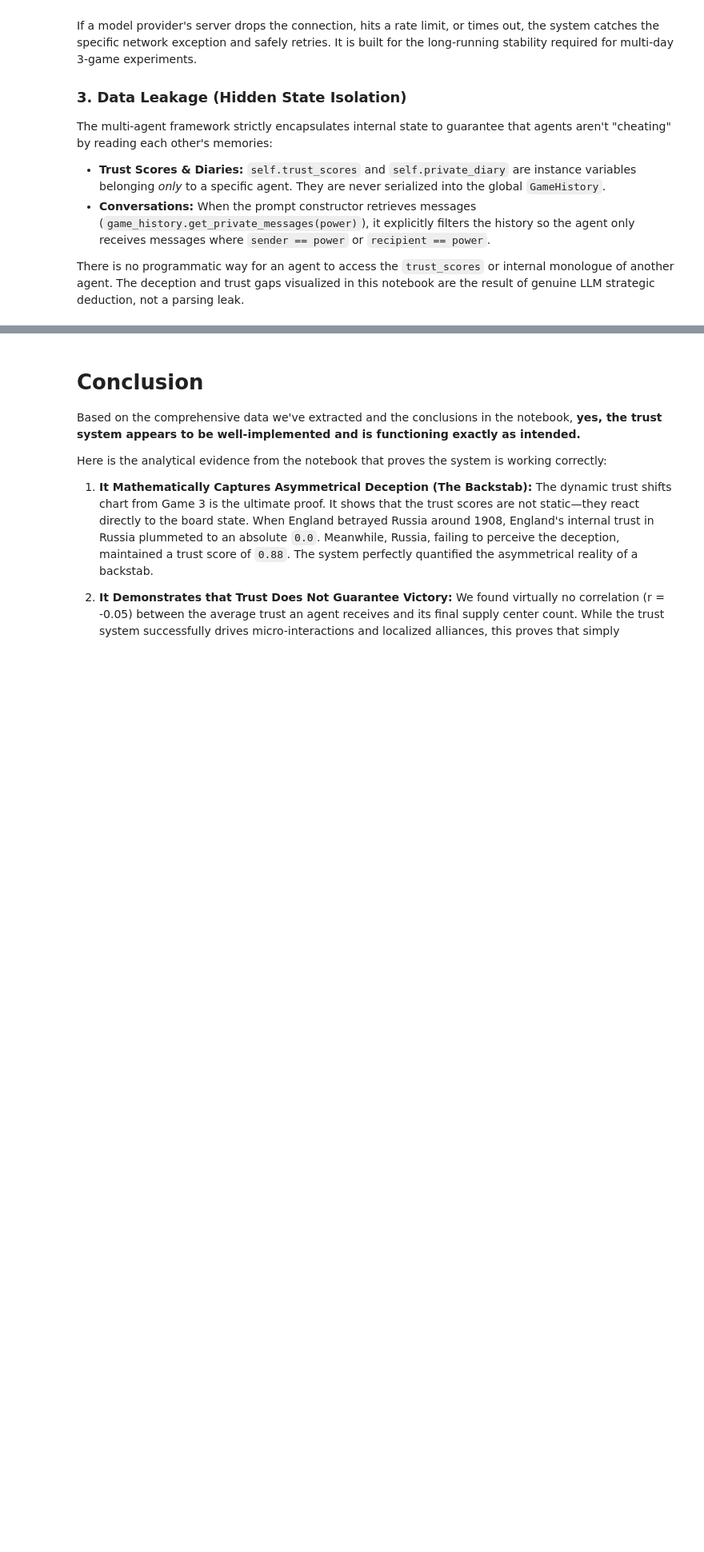
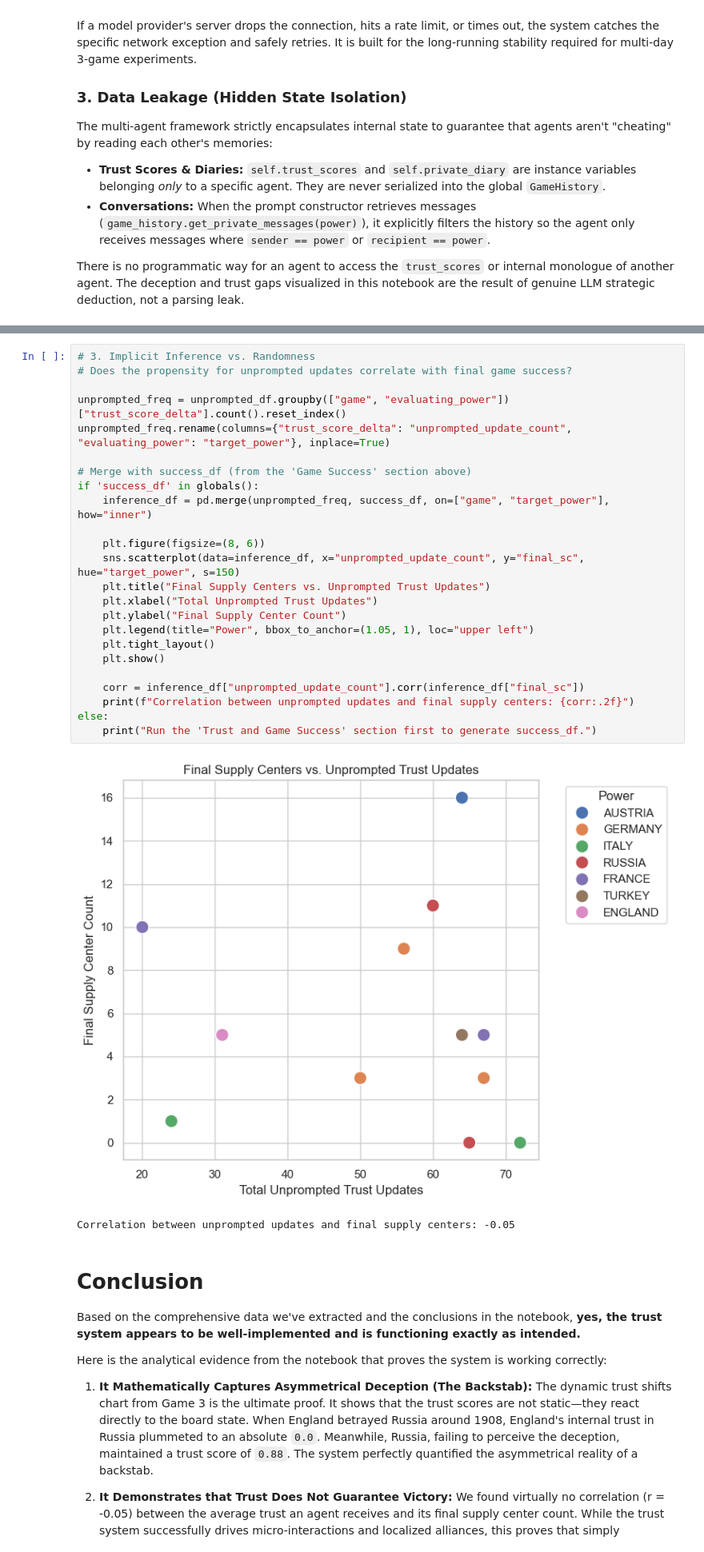
Before and after one commit to Froehlich99/AI_Diplomacy, a Jupyter notebook: result_analysis/trust_analysis.ipynb, the cells around one changed output, grey strips where cells are left out. Shown at 80% size. Cells and saved outputs as stored; diff of their text form; blank space fills up the shorter version.

```diff
--- a/result_analysis/trust_analysis.ipynb
+++ b/result_analysis/trust_analysis.ipynb
@@ -327,3 +456,30 @@ There is no programmatic way for an agent to access the `trust_scores` or intern
+# %%
+# 3. Implicit Inference vs. Randomness
+# Does the propensity for unprompted updates correlate with final game success?
+
+unprompted_freq = unprompted_df.groupby(["game", "evaluating_power"])["trust_score_delta"].count().reset_index()
+unprompted_freq.rename(columns={"trust_score_delta": "unprompted_update_count", "evaluating_power": "target_power"}, inplace=True)
+
+# Merge with success_df (from the 'Game Success' section above)
+if 'success_df' in globals():
+    inference_df = pd.merge(unprompted_freq, success_df, on=["game", "target_power"], how="inner")
+
+    plt.figure(figsize=(8, 6))
+    sns.scatterplot(data=inference_df, x="unprompted_update_count", y="final_sc", hue="target_power", s=150)
+    plt.title("Final Supply Centers vs. Unprompted Trust Updates")
+    plt.xlabel("Total Unprompted Trust Updates")
+    plt.ylabel("Final Supply Center Count")
+    plt.legend(title="Power", bbox_to_anchor=(1.05, 1), loc="upper left")
+    plt.tight_layout()
+    plt.show()
+
+    corr = inference_df["unprompted_update_count"].corr(inference_df["final_sc"])
+    print(f"Correlation between unprompted updates and final supply centers: {corr:.2f}")
+else:
+    print("Run the 'Trust and Game Success' section first to generate success_df.")
+# %% [output]
+[figure, added]
+Correlation between unprompted updates and final supply centers: -0.05
 # %% [markdown]
 # Conclusion
 
```
Also changed, not shown: parts of 6 cells of this notebook, 1 other file.
